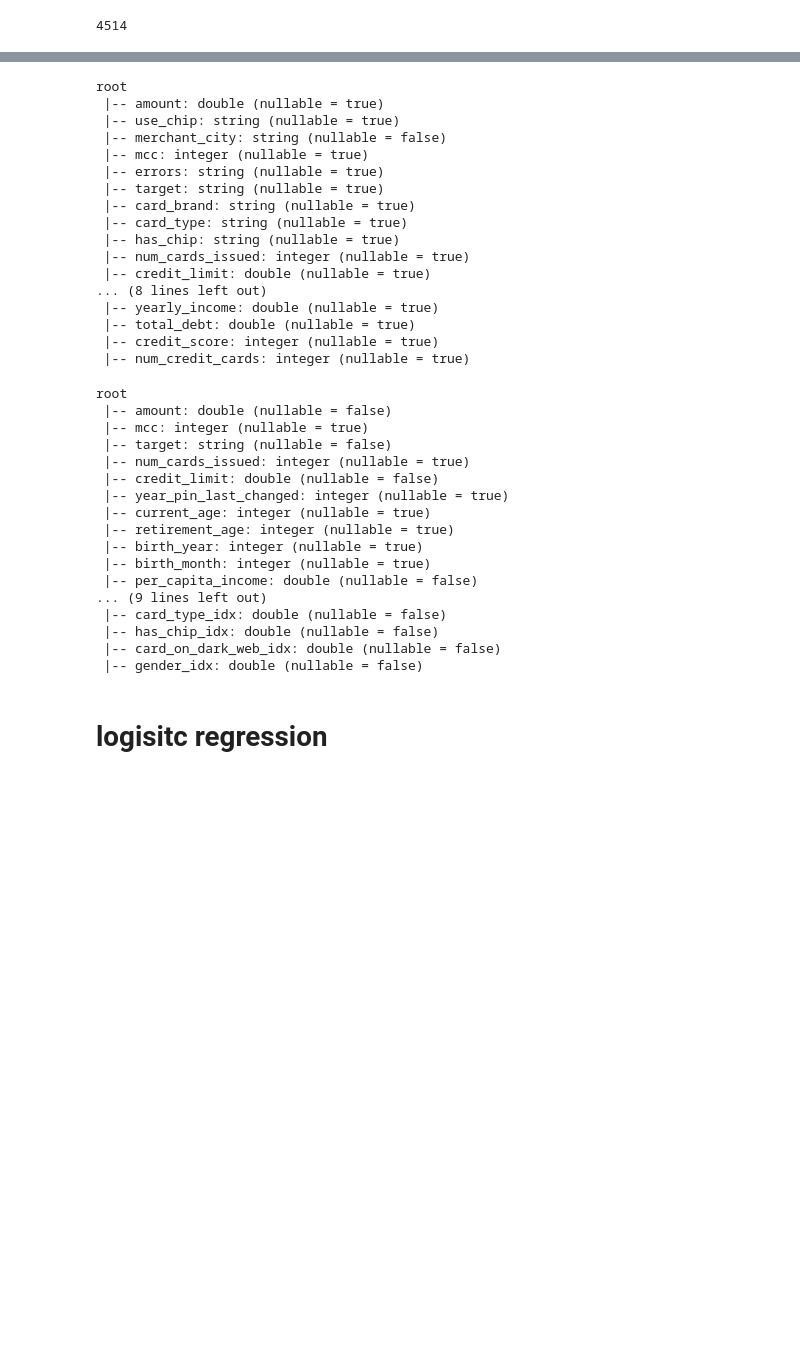
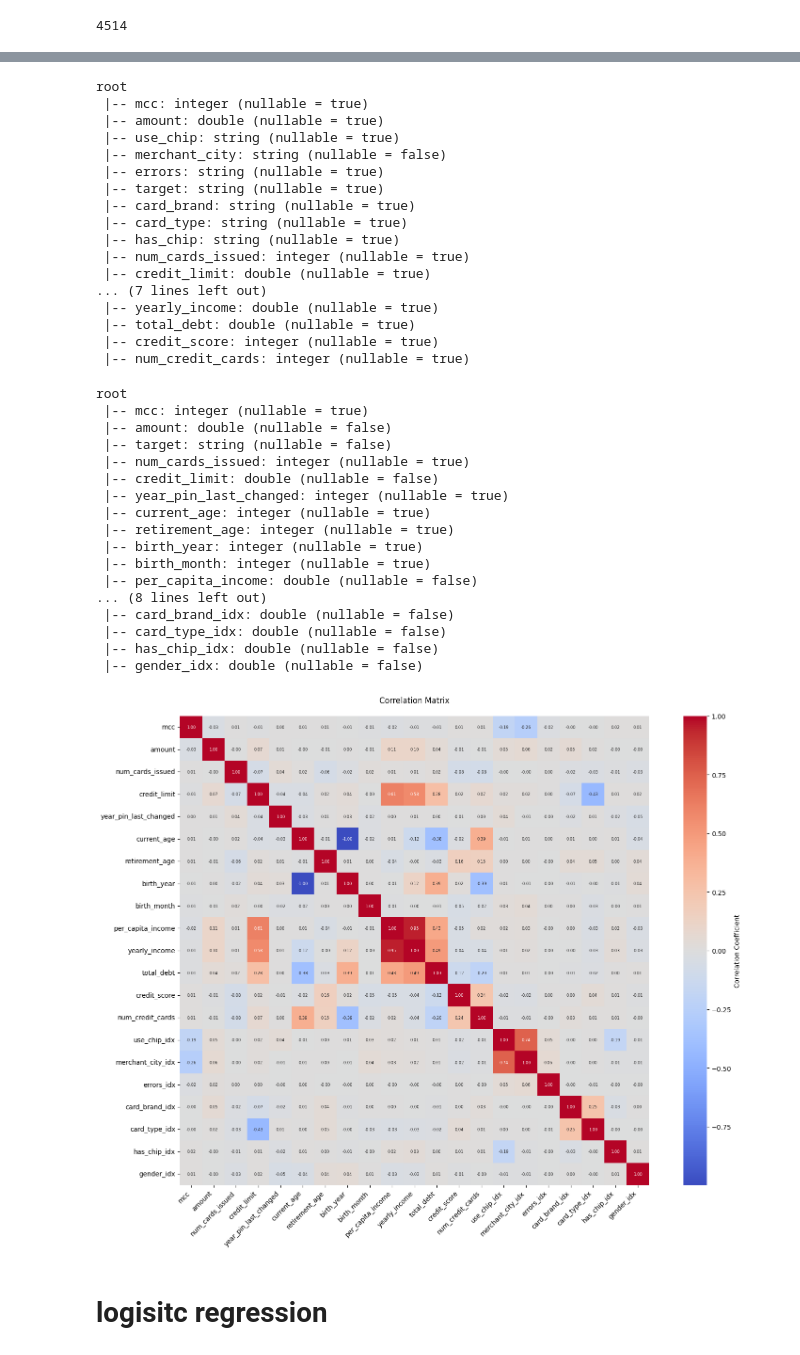
Before and after one commit to Sara-Gamal12/Transaction-Classification-and-Analysis, a Jupyter notebook: Predictive Analysis.ipynb, the cells around one changed output, grey strips where cells are left out. Drawn from its saved outputs; the diff is of its cells as text; code cells hidden in the pictures; blank space fills up the shorter version.

```diff
--- a/Predictive Analysis.ipynb
+++ b/Predictive Analysis.ipynb
@@ -80,11 +81,6 @@ from pyspark.sql import functions as F
 # Load the users data
 users_df = spark.read.csv(f"{data_path}/users.csv", header=True, inferSchema=True)
 
-# Remove '$' and ',' and cast the columns to double type
-users_df = users_df.withColumn("per_capita_income", F.regexp_replace("per_capita_income", "[\$,]", "").cast("double"))
-users_df = users_df.withColumn("yearly_income", F.regexp_replace("yearly_income", "[\$,]", "").cast("double"))
-users_df = users_df.withColumn("total_debt", F.regexp_replace("total_debt", "[\$,]", "").cast("double"))
-
 print(users_df.count())
 # Check the count of rows
 users_df.show(3)
@@ -104,8 +100,6 @@ from pyspark.sql import functions as F
 # Read the transactions data
 transactions_df = spark.read.csv(f"{data_path}/transactions.csv", header=True, inferSchema=True)
 
-# Remove '$' and ',' and cast the 'amount' column to double type
-transactions_df = transactions_df.withColumn("amount", F.regexp_replace("amount", "[\$,]", "").cast("double"))
 
 # Check the count of rows
 print(transactions_df.count())
@@ -124,8 +118,6 @@ only showing top 3 rows
 # Read the cards data
 cards_df = spark.read.csv(f"{data_path}/cards.csv", header=True, inferSchema=True)
 
-# Remove '$' and ',' and cast the 'credit_limit' column to double type
-cards_df = cards_df.withColumn("credit_limit", F.regexp_replace("credit_limit", "[\$,]", "").cast("double"))
 
 # Check the count of rows
 cards_df.count()
@@ -157,7 +149,7 @@ root
 trans_cards_df = transactions_df.join(cards_df, on=["client_id", "card_id"], how="left")
 
 final_df = trans_cards_df.join(users_df, on="client_id", how="left")
-columns_to_drop = ["id","client_id","card_id","merchant_id","card_on_dark_web_idx","longitude","latitude","date", "card_number", "expires", "cvv", "acct_open_date", "address"]
+columns_to_drop = ["id","client_id","card_id","merchant_id","card_on_dark_web","longitude","latitude","date", "card_number", "expires", "cvv", "acct_open_date", "address","description"]
 final_df = final_df.drop(*columns_to_drop)
 final_df = final_df.withColumn(
     "merchant_city",
@@ -179,10 +171,10 @@ for indexer in indexers:
 final_df = final_df.drop(*categorical_cols)
 # %% [output]
 root
+ |-- mcc: integer (nullable = true)
  |-- amount: double (nullable = true)
  |-- use_chip: string (nullable = true)
  |-- merchant_city: string (nullable = false)
- |-- mcc: integer (nullable = true)
  |-- errors: string (nullable = true)
  |-- target: string (nullable = true)
  |-- card_brand: string (nullable = true)
@@ -190,7 +182,7 @@ root
  |-- has_chip: string (nullable = true)
  |-- num_cards_issued: integer (nullable = true)
  |-- credit_limit: double (nullable = true)
-... (8 lines left out)
+... (7 lines left out)
  |-- yearly_income: double (nullable = true)
  |-- total_debt: double (nullable = true)
  |-- credit_score: integer (nullable = true)
@@ -199,8 +191,8 @@ root
 final_df.printSchema()
 # %% [output]
 root
+ |-- mcc: integer (nullable = true)
  |-- amount: double (nullable = false)
- |-- mcc: integer (nullable = true)
  |-- target: string (nullable = false)
  |-- num_cards_issued: integer (nullable = true)
  |-- credit_limit: double (nullable = false)
@@ -210,10 +202,10 @@ root
  |-- birth_year: integer (nullable = true)
  |-- birth_month: integer (nullable = true)
  |-- per_capita_income: double (nullable = false)
-... (9 lines left out)
+... (8 lines left out)
+ |-- card_brand_idx: double (nullable = false)
  |-- card_type_idx: double (nullable = false)
  |-- has_chip_idx: double (nullable = false)
- |-- card_on_dark_web_idx: double (nullable = false)
  |-- gender_idx: double (nullable = false)
 # %%
 
@@ -221,6 +213,40 @@ feature_cols = [col for col in final_df.columns if col not in ["target", "label"
 assembler = VectorAssembler(inputCols=feature_cols, outputCol="features")
 final_df = assembler.transform(final_df)
 train_data, test_data = final_df.randomSplit([0.8, 0.2], seed=42)
+# %%
+from pyspark.ml.stat import Correlation
+from pyspark.ml.feature import VectorAssembler
+from pyspark.sql.functions import col
+import numpy as np
+import seaborn as sns
+import matplotlib.pyplot as plt
+
+# Step 1: Calculate the correlation matrix
+correlation_matrix = Correlation.corr(final_df, "features", method="pearson").head()
+corr_array = correlation_matrix[0].toArray()
+
+# Step 2: Plot the Correlation Matrix with improved readability
+plt.figure(figsize=(16, 12))  # Increase figure size for better spacing
+sns.heatmap(
+    corr_array,
+    annot=True,
+    fmt=".2f",  # Limit to 2 decimal places
+    annot_kws={"size": 6},  # Reduce font size of annotations
+    cmap='coolwarm',
+    xticklabels=feature_cols,
+    yticklabels=feature_cols,
+    cbar_kws={'label': 'Correlation Coefficient'},  # Add label to color bar
+    square=True  # Ensure cells are square for better proportion
+)
+
+# Rotate labels to avoid overlap
+plt.xticks(rotation=45, ha='right')  # Rotate x-axis labels
+plt.yticks(rotation=0)  # Keep y-axis labels horizontal for readability
+plt.title("Correlation Matrix", pad=20)  # Add padding to title
+plt.tight_layout()  # Adjust layout to prevent clipping
+plt.savefig('correlation_matrix.png')  # Save the plot instead of showing it
+# %% [output]
+[figure, added]
 # %% [markdown]
 # logisitc regression
 # %%
```
Also changed, not shown: parts of 12 cells of this notebook.
